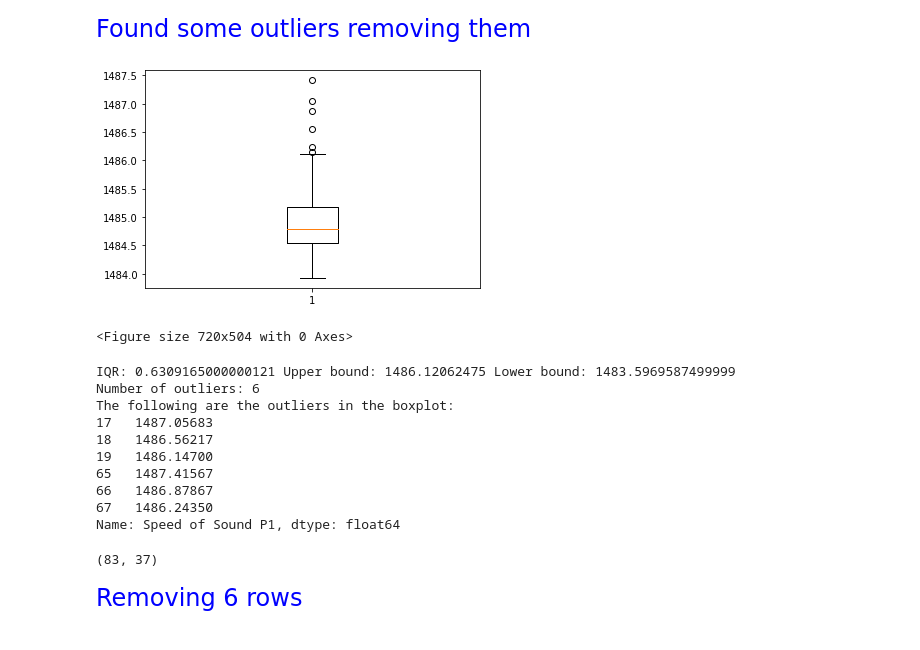
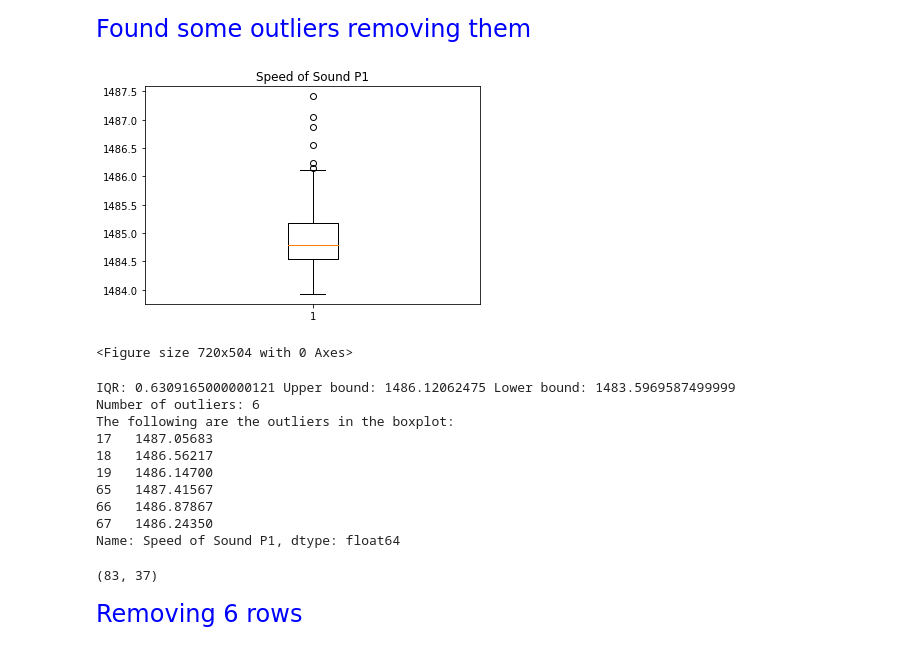
Before and after one commit to goldslime123/csc3005-DA, a Jupyter notebook: MeterA.ipynb, the cells around one changed output. Saved outputs shown, nothing was run; the diff lists cells and outputs as text; code cells hidden in the pictures.

```diff
--- a/MeterA.ipynb
+++ b/MeterA.ipynb
@@ -161,32 +161,33 @@ data_no_outlier.shape
 <font size="5" color='blue'> Found some outliers removing them </font>
 # %%
 val_1 = data_no_outlier['Speed of Sound P1']
+plt.title('Speed of Sound P1')
 plt.boxplot(val_1)
 fig = plt.figure(figsize =(10, 7))
 plt.show()
 
 # finding the 1st quartile
 q1 = np.quantile(val_1, 0.25)
 
 # finding the 3rd quartile
 q3 = np.quantile(val_1, 0.75)
 med = np.median(val_1)
 
 # finding the iqr region
 iqr = q3-q1
 
 # finding upper and lower whiskers
 upper_bound = q3+(1.5*iqr)
 lower_bound = q1-(1.5*iqr)
 print('IQR:',iqr, 'Upper bound:',upper_bound, 'Lower bound:',lower_bound)
 
 
 outliers = val_1[(val_1 <= lower_bound) | (val_1 >= upper_bound)]
 print("Number of outliers: "+ str(len(outliers)))
 print('The following are the outliers in the boxplot: \n{}'.format(outliers))
 data_no_outlier.shape
 # %% [output]
-[figure, old version]
+[figure, new version]
 <Figure size 720x504 with 0 Axes>
 IQR: 0.6309165000000121 Upper bound: 1486.12062475 Lower bound: 1483.5969587499999
 Number of outliers: 6
```
Also changed, not shown: parts of 29 cells of this notebook.
